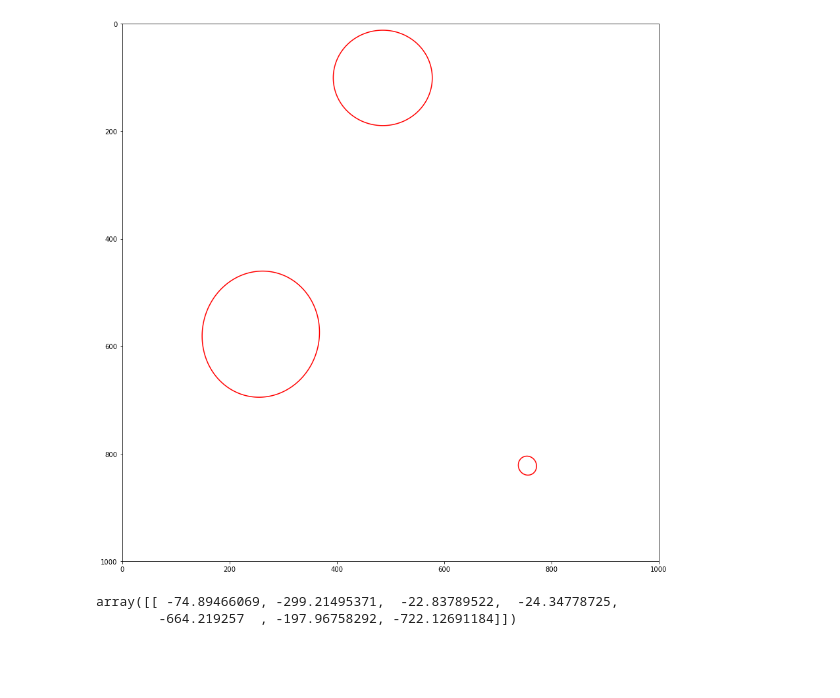
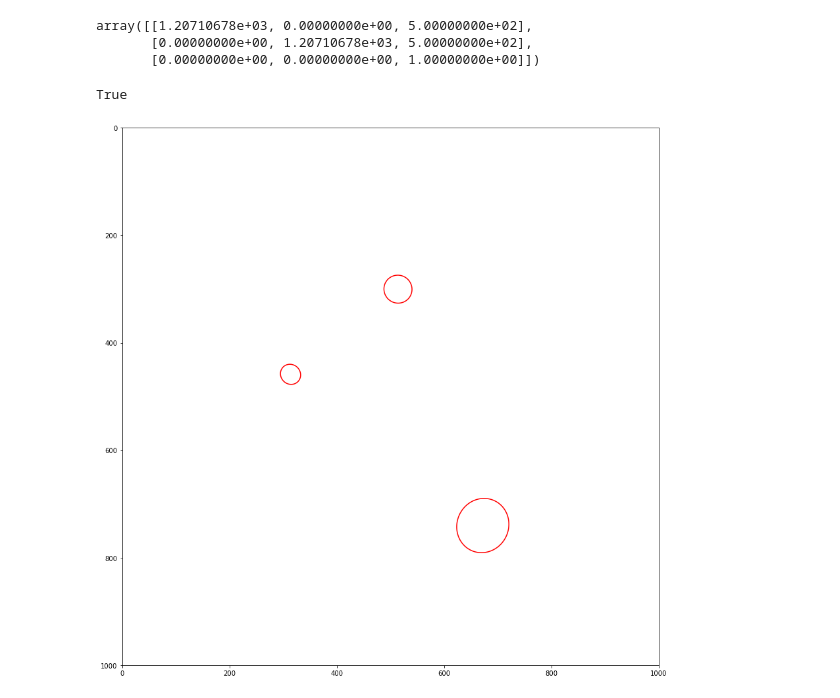
Before and after one commit to wdoppenberg/crater-detection, a Jupyter notebook: notebooks/crater_database.ipynb, the cells around one changed output. Saved outputs shown, nothing was run; the diff lists cells and outputs as text; code cells hidden in the pictures; blank space fills up the shorter version.

Commit message:
Updated database object to use virtual camera feature generation

```diff
--- a/notebooks/crater_database.ipynb
+++ b/notebooks/crater_database.ipynb
@@ -55,11 +48,10 @@ T_CM = np.concatenate((X_ax_cam, Y_ax_cam, Z_ax_cam), axis=-1)
 if (LA.matrix_rank(T_CM) != 3).any():
     raise Warning("Invalid camera attitude matrices present!:\n", T_CM)
 # %%
-f_x = (const.CAMERA_RESOLUTION[0]/2) / np.tan(np.radians(const.CAMERA_FOV)/2)
-f_y = (const.CAMERA_RESOLUTION[1]/2) / np.tan(np.radians(const.CAMERA_FOV)/2)
-
-K = np.array([[f_x, 0,       const.CAMERA_RESOLUTION[0]/2],
-             [0,    f_y,     const.CAMERA_RESOLUTION[1]/2],
-             [0,    0,       1]])
+K = camera_matrix()
 T_MC = LA.inv(T_CM)
 P_MC = K @ T_MC @ np.concatenate((np.tile(np.identity(3), (len(p_vcam), 1, 1)), -p_vcam), axis=2)
+# %% [output]
+array([[1.20710678e+03, 0.00000000e+00, 5.00000000e+02],
+       [0.00000000e+00, 1.20710678e+03, 5.00000000e+02],
+       [0.00000000e+00, 0.00000000e+00, 1.00000000e+00]])
@@ -87,30 +58,56 @@ A_k = LA.inv(H_C_k).transpose((0, 2, 1)) @ C_k @ LA.inv(H_C_k)
+# %%
+C_cat = crater_representation(major_cat, minor_cat, psi_cat)
+H_C_triads = np.array(list(map(crater_camera_homography, p_M_ijk, repeat(P_MC))))
+r_triads_image = np.array(list(map(lambda T: (T @ np.array([0, 0, 1]) / (T @ np.array([0, 0, 1]))[:, -1][:, None])[:, :2], H_C_triads)))
+# %%
+x_triads = r_triads_image[..., 0]
+y_triads = r_triads_image[..., 1]
+clockwise = is_clockwise(x_triads, y_triads)
+
+crater_triads_cw = crater_triads.copy()
+crater_triads_cw[~clockwise] = np_swap_columns(crater_triads[~clockwise])
+x_triads[:, ~clockwise] = np_swap_columns(x_triads.T[~clockwise]).T
+y_triads[:, ~clockwise] = np_swap_columns(y_triads.T[~clockwise]).T
+H_C_triads[[0, 1], np.argwhere(~clockwise)] = H_C_triads[[1, 0], np.argwhere(~clockwise)]
+
+if not all_clockwise(x_triads, y_triads):
+    line = is_colinear(x_triads, y_triads)
+    x_triads = x_triads[:, ~line]
+    y_triads = y_triads[:, ~line]
+    crater_triads_cw = crater_triads_cw[~line]
+    H_C_triads = H_C_triads[:, ~line]
+
+    if not all_clockwise(x_triads, y_triads):
+        raise RuntimeError("Failed to order triads in clockwise order.")
+# %%
+np.logical_and.reduce(cw_or_ccw(x_triads, y_triads) < 0)
+# %% [output]
+True
+# %%
+C_triads = np.array(list(map(lambda vertex: C_cat[vertex], crater_triads_cw.T)))
+A_i, A_j, A_k = map(lambda T, A: LA.inv(T).transpose((0, 2, 1)) @ A @ LA.inv(T), H_C_triads, C_triads)
 # %%
 x_plot = np.linspace(0, const.CAMERA_RESOLUTION[0], 500)
 y_plot = np.linspace(0, const.CAMERA_RESOLUTION[1], 500)
 x_plot, y_plot = np.meshgrid(x_plot, y_plot)
 
 xy_homogeneous = np.concatenate(
     (
         x_plot.ravel()[None, :],
         y_plot.ravel()[None, :],
         np.ones_like(x_plot.ravel()[None, :])
     ),
     axis=0
 ).T[..., None]
 
 # c = xy_homogeneous.transpose(0, 2, 1) @ A_i[:, None, ...] @ xy_homogeneous
 fig, ax = plt.subplots(figsize=(15, 15), subplot_kw={'aspect': 'equal'})
 # Set axes according to camera pixel space convention
 ax.set_xlim(0, const.CAMERA_RESOLUTION[0])
 ax.set_ylim(const.CAMERA_RESOLUTION[1], 0)
-i = 1337
+i = 789456
 for a_i in [A_i[i], A_j[i], A_k[i]]:
     c = xy_homogeneous.transpose(0, 2, 1) @ a_i @ xy_homogeneous
     ax.contour(x_plot, y_plot, c.reshape(x_plot.shape), [0], colors='r')
 # %% [output]
-[figure, old version]
+[figure, new version]
-# %%
-CoplanarInvariants(crater_triads[i], A_i[i], A_j[i], A_k[i]).get_pattern()
-# %% [output]
-array([[ -74.89466069, -299.21495371,  -22.83789522,  -24.34778725,
-        -664.219257  , -197.96758292, -722.12691184]])
```
Also changed, not shown: parts of 8 cells of this notebook, 10 other files.
